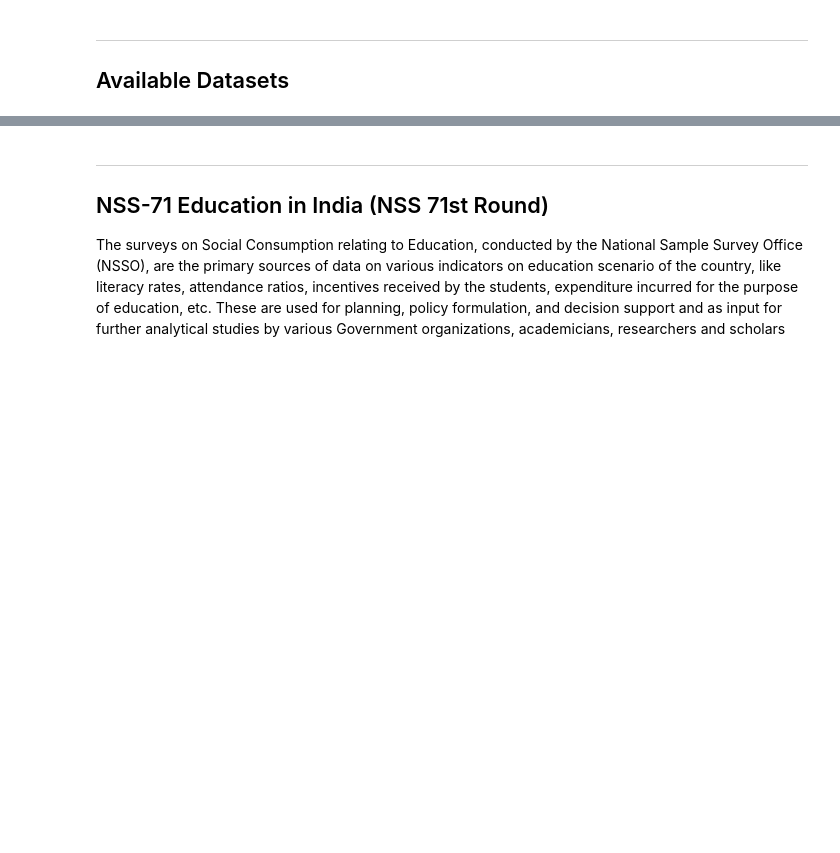
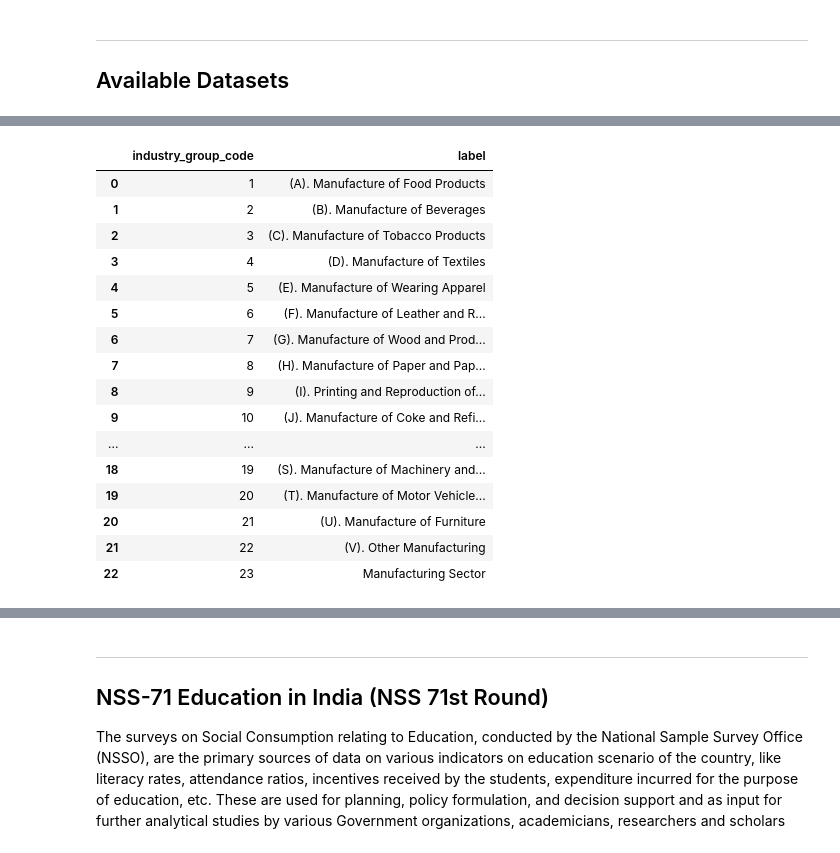
Before and after one commit to nso-india/mospi-esankhyiki, a Jupyter notebook: examples/esankhyiki_tutorial.ipynb, the cells around one changed output, grey strips where cells are left out. Drawn from its saved outputs; the diff is of its cells as text; code cells hidden in the pictures; blank space fills up the shorter version.

```diff
--- a/examples/esankhyiki_tutorial.ipynb
+++ b/examples/esankhyiki_tutorial.ipynb
@@ -37,0 +119,21 @@ esankhyiki.list_datasets(format="df")
+# %%
+# Indicators List for IPPI dataset
+esankhyiki.get_indicators("IPPI", format="df")
+# %% [output]
+|  | industry_group_code | label |
+| 0 | 1 | (A). Manufacture of Food Products |
+| 1 | 2 | (B). Manufacture of Beverages |
+| 2 | 3 | (C). Manufacture of Tobacco Products |
+| 3 | 4 | (D). Manufacture of Textiles |
+| 4 | 5 | (E). Manufacture of Wearing Apparel |
+| 5 | 6 | (F). Manufacture of Leather and R... |
+| 6 | 7 | (G). Manufacture of Wood and Prod... |
+| 7 | 8 | (H). Manufacture of Paper and Pap... |
+| 8 | 9 | (I). Printing and Reproduction of... |
+| 9 | 10 | (J). Manufacture of Coke and Refi... |
+| ... | ... | ... |
+| 18 | 19 | (S). Manufacture of Machinery and... |
+| 19 | 20 | (T). Manufacture of Motor Vehicle... |
+| 20 | 21 | (U). Manufacture of Furniture |
+| 21 | 22 | (V). Other Manufacturing |
+| 22 | 23 | Manufacturing Sector |
```
Also changed, not shown: parts of 19 cells of this notebook, 14 other files.
